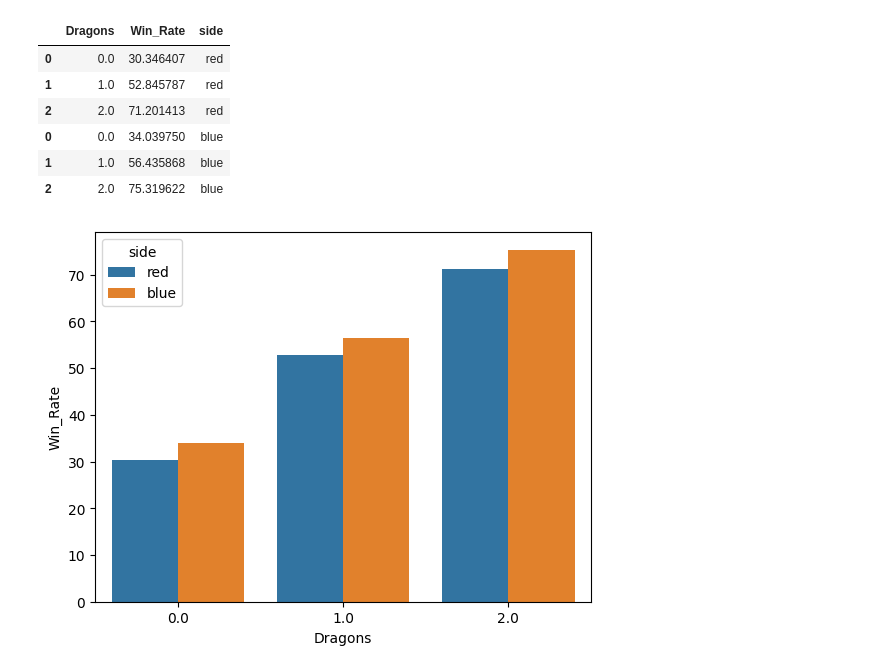
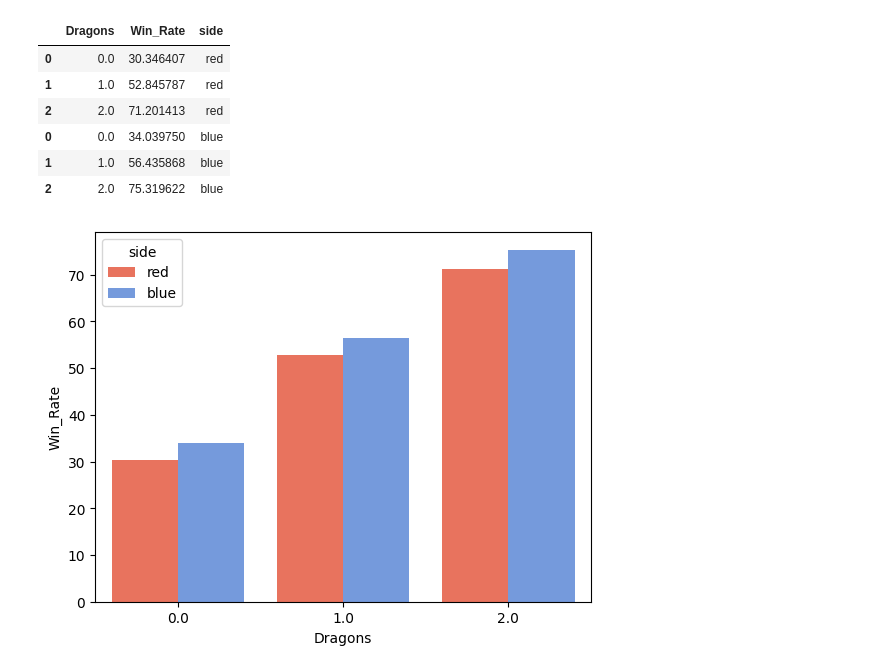
Before and after one commit to KOlCIqwq/Data_Science_Project, a Jupyter notebook: Final_Project/Main.ipynb, the cells around one changed output. Saved outputs shown, nothing was run; the diff lists cells and outputs as text; code cells hidden in the pictures.

Commit message:
Update graphs

```diff
--- a/Final_Project/Main.ipynb
+++ b/Final_Project/Main.ipynb
@@ -368,12 +355,7 @@ display(winR2)
 | 1 | 1.0 | 56.435868 | blue |
 | 2 | 2.0 | 75.319622 | blue |
 # %%
-#barcolor = ['tomato' if (x == "red") else ('blue') for x in winR2.side]
-ax = sns.barplot(data=winR2, x="Dragons", y="Win_Rate", hue="side")
-for bar in ax.patches:
-    if bar.get_height() < 31:
-        color = 'blue'
-    else:
-        color = 'red'
+barcolor = ['tomato' if (x == "red") else ('blue') for x in winR2.side]
+ax = sns.barplot(data=winR2, x="Dragons", y="Win_Rate", hue="side", palette={"blue":"cornflowerblue", "red":"tomato"})
 # %% [output]
-[figure, old version]
+[figure, new version]
```
Also changed, not shown: parts of 6 cells of this notebook.
